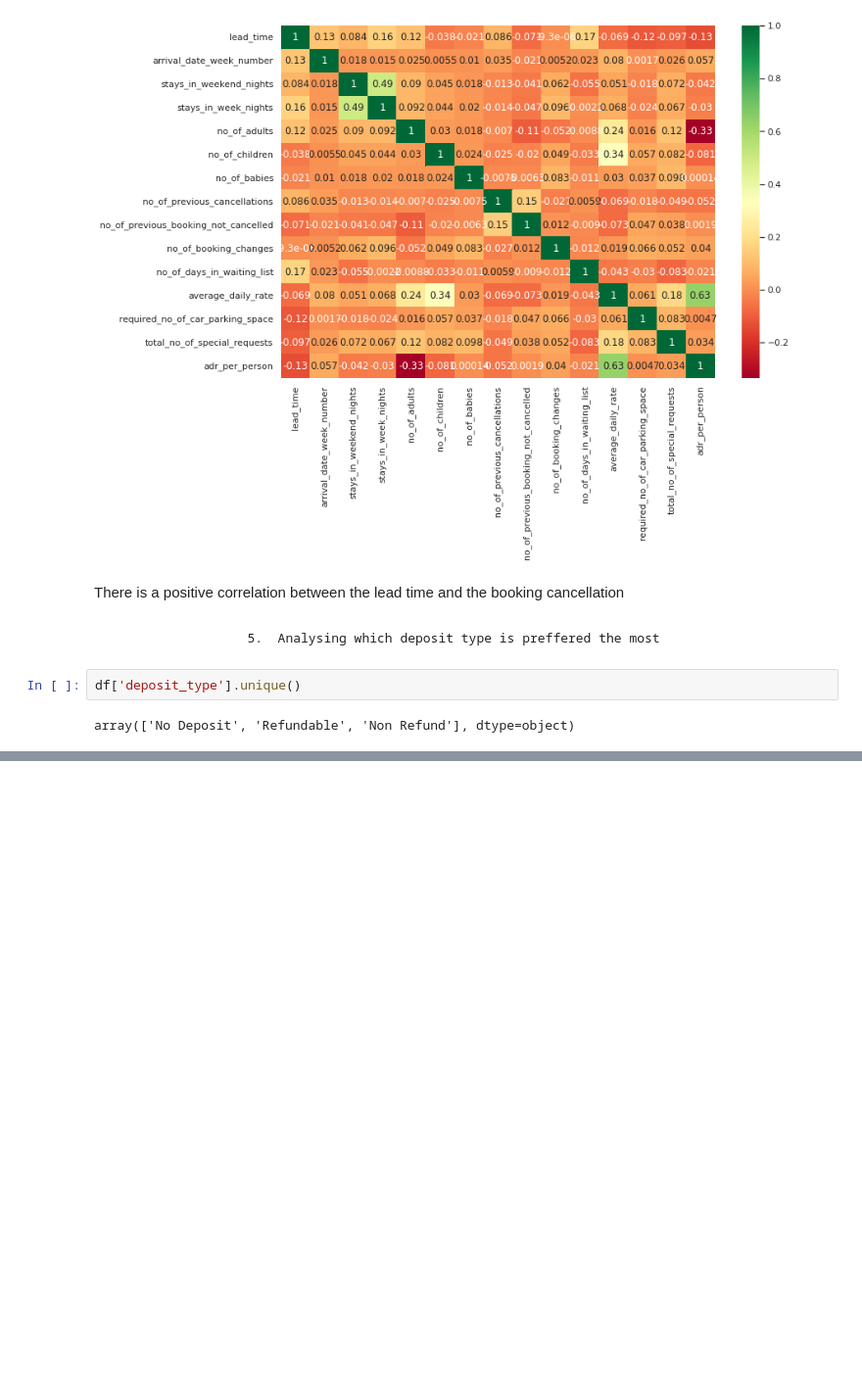
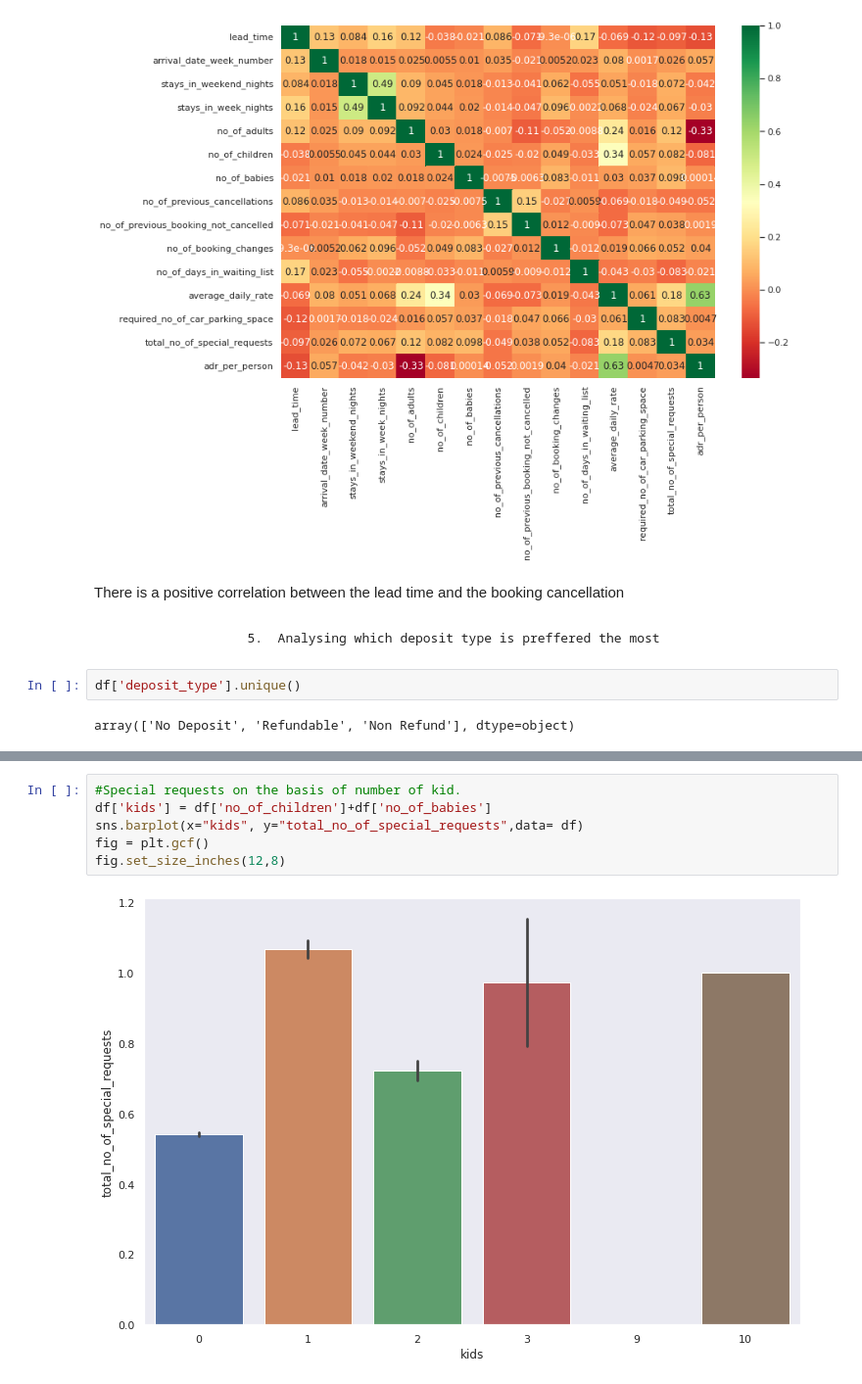
Before and after one commit to SomyaH99/Data_analysis_0f_Hotel_bookings, a Jupyter notebook: Hotel_Booking_Analysis_Capstone_Project.ipynb, the cells around one changed output, grey strips where cells are left out. Shown at 98% size. Drawn from its saved outputs; the diff is of its cells as text; blank space fills up the shorter version.

```diff
--- a/Hotel_Booking_Analysis_Capstone_Project.ipynb
+++ b/Hotel_Booking_Analysis_Capstone_Project.ipynb
@@ -425,0 +498,8 @@ plt.show()
+# %%
+#Special requests on the basis of number of kid.
+df['kids'] = df['no_of_children']+df['no_of_babies']
+sns.barplot(x="kids", y="total_no_of_special_requests",data= df)
+fig = plt.gcf()
+fig.set_size_inches(12,8)
+# %% [output]
+[figure, added]
```
Also changed, not shown: parts of 16 cells of this notebook.
